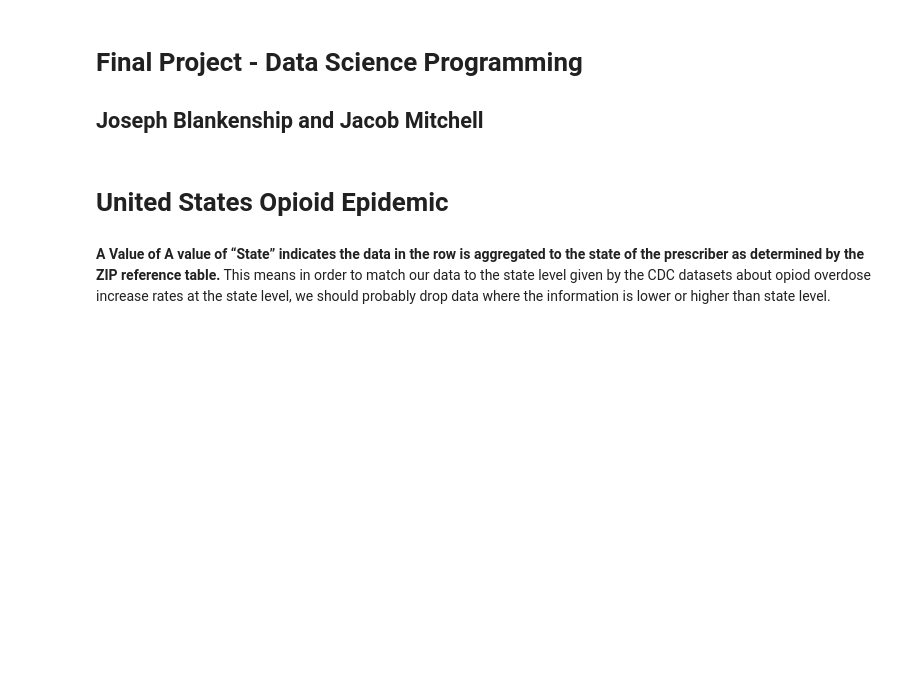
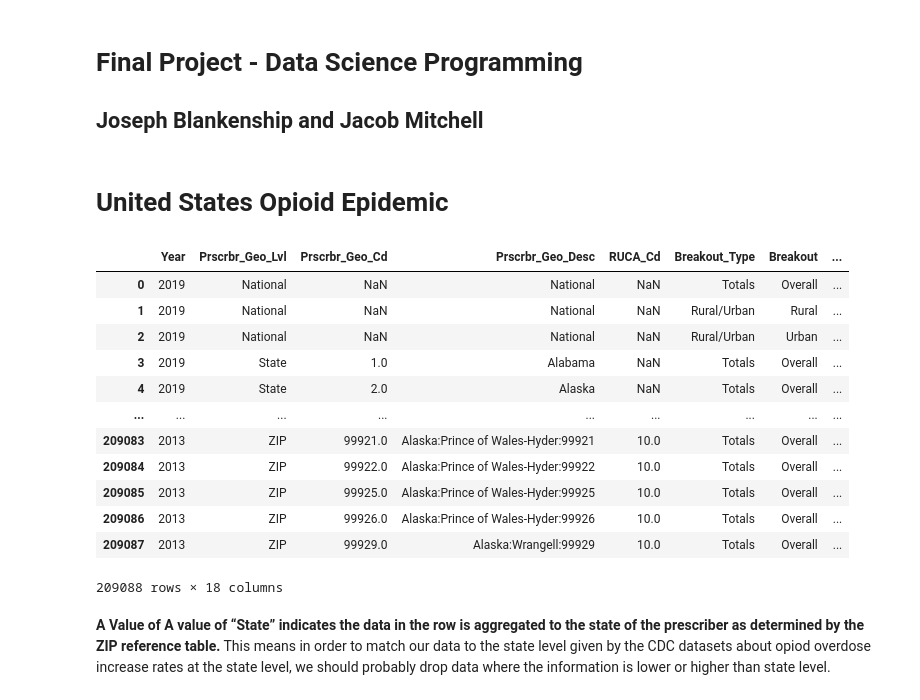
Before and after one commit to JoeKBlank/DSPFinalProj, a Jupyter notebook: FinalProject.ipynb, the cells around one changed output. Cells and saved outputs as stored; diff of their text form; code cells hidden in the pictures; blank space fills up the shorter version.

```diff
--- a/FinalProject.ipynb
+++ b/FinalProject.ipynb
@@ -11,19 +16,34 @@ import numpy as np
 # %%
 #Number and Age-adjusted rates of drug overdose death by state, US 2019
 overdoseByState = pd.read_csv("overdoseDeathByState.csv")
 
 #Statistically Significant drug overdose death rate increase from 2018 to 2018 US States
 overdoseByState.describe()
 
 #Taken from cdc I believe
 overdoseIncrease = pd.read_csv("overdoseIncreaseRate.csv")
 overdoseIncrease.describe()
 
 #Medicare Prescription Rate by State taken from
 # source = https://data.cms.gov/summary-statistics-on-use-and-payments/medicare-medicaid-opioid-prescribing-rates/medicare-part-d-opioid-prescribing-rates-by-geography
 medicare = pd.read_csv("medicarePrescriptionRates.csv")
 #medicare['Prscrbr_Geo_Desc'].tolist()
 #medicare
+medicare
+# %% [output]
+|  | Year | Prscrbr_Geo_Lvl | Prscrbr_Geo_Cd | Prscrbr_Geo_Desc | RUCA_Cd | Breakout_Type | Breakout | ... |
+| 0 | 2019 | National | NaN | National | NaN | Totals | Overall | ... |
+| 1 | 2019 | National | NaN | National | NaN | Rural/Urban | Rural | ... |
+| 2 | 2019 | National | NaN | National | NaN | Rural/Urban | Urban | ... |
+| 3 | 2019 | State | 1.0 | Alabama | NaN | Totals | Overall | ... |
+| 4 | 2019 | State | 2.0 | Alaska | NaN | Totals | Overall | ... |
+| ... | ... | ... | ... | ... | ... | ... | ... | ... |
+| 209083 | 2013 | ZIP | 99921.0 | Alaska:Prince of Wales-Hyder:99921 | 10.0 | Totals | Overall | ... |
+| 209084 | 2013 | ZIP | 99922.0 | Alaska:Prince of Wales-Hyder:99922 | 10.0 | Totals | Overall | ... |
+| 209085 | 2013 | ZIP | 99925.0 | Alaska:Prince of Wales-Hyder:99925 | 10.0 | Totals | Overall | ... |
+| 209086 | 2013 | ZIP | 99926.0 | Alaska:Prince of Wales-Hyder:99926 | 10.0 | Totals | Overall | ... |
+| 209087 | 2013 | ZIP | 99929.0 | Alaska:Wrangell:99929 | 10.0 | Totals | Overall | ... |
+209088 rows × 18 columns
 # %% [markdown]
 **A Value of A value of “State” indicates the data in the row is aggregated to the state of the prescriber as determined by the ZIP reference table.**
 This means in order to match our data to the state level given by the CDC datasets about opiod overdose increase rates at the state level, we should probably drop data where the information is lower or higher than state level.
```
Also changed, not shown: parts of 33 cells of this notebook.
